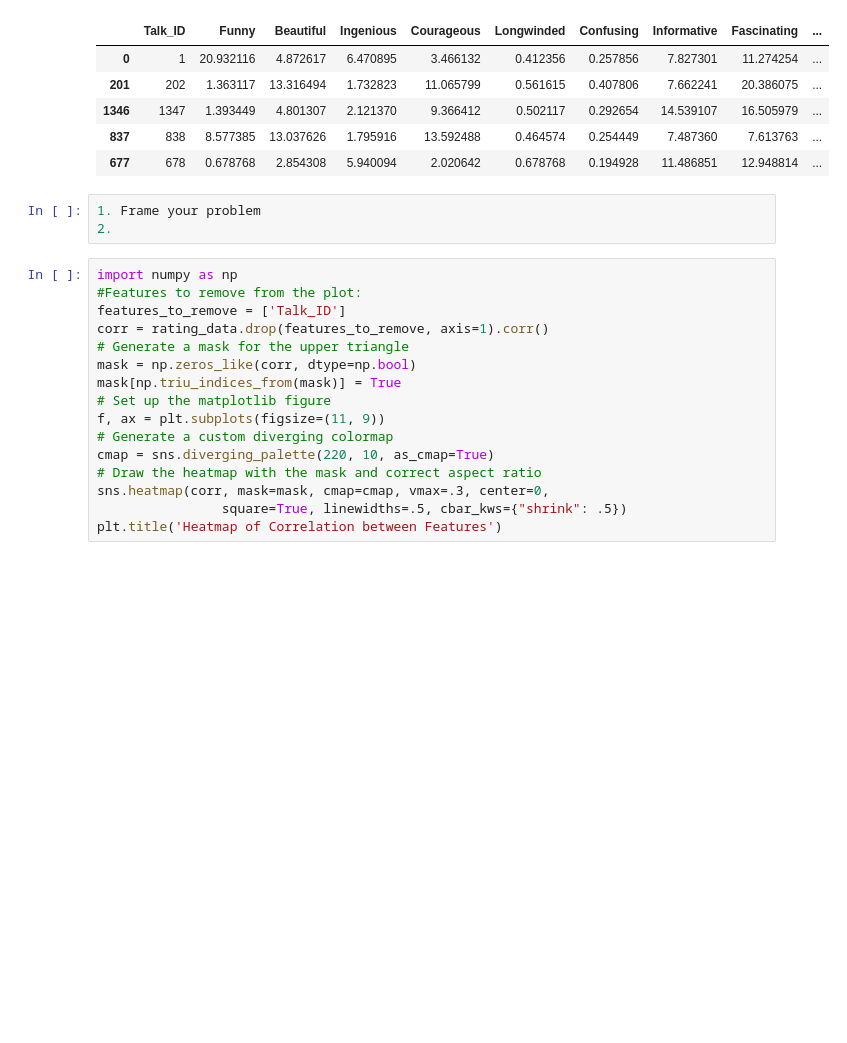
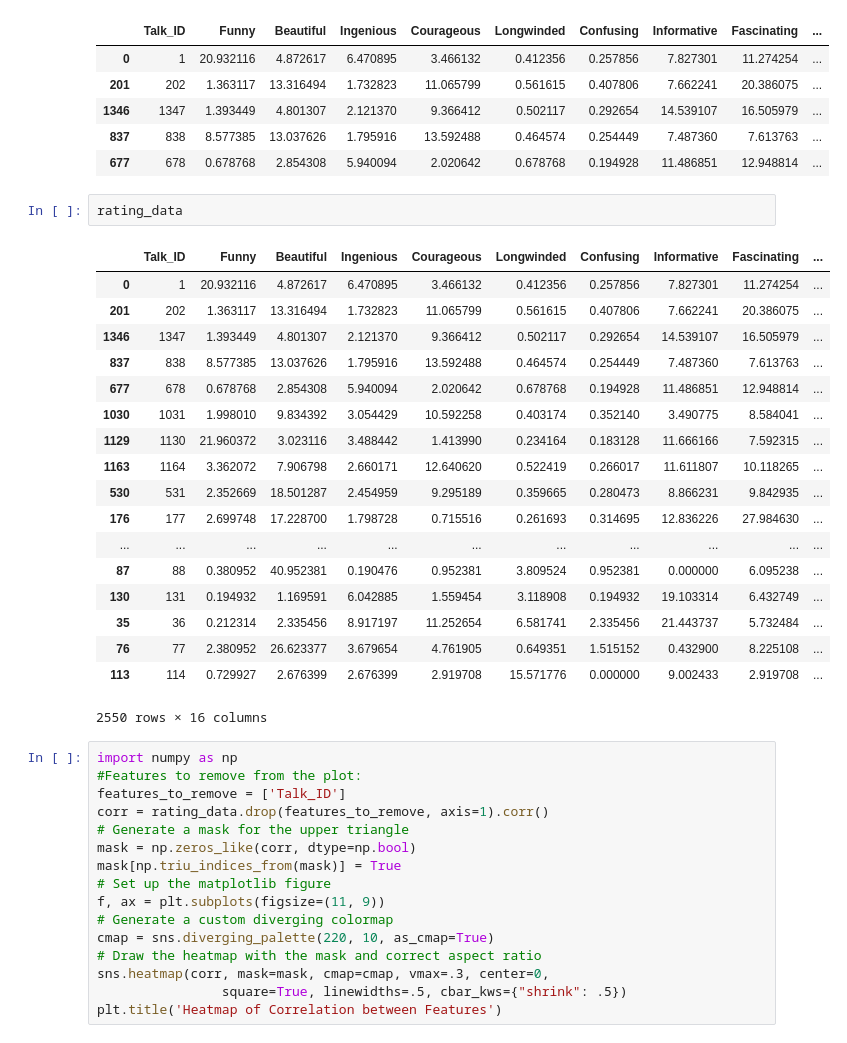
Before and after one commit to augustinechang1/TED-Talk-Prediction, a Jupyter notebook: RatingData.ipynb, the cells around one changed output. Saved outputs shown, nothing was run; the diff lists cells and outputs as text; blank space fills up the shorter version.

Commit message:
Rating Data

```diff
--- a/RatingData.ipynb
+++ b/RatingData.ipynb
@@ -299,9 +300,27 @@ rdata.head()
 | 1346 | 1347 | 1.393449 | 4.801307 | 2.121370 | 9.366412 | 0.502117 | 0.292654 | 14.539107 | 16.505979 | ... |
 | 837 | 838 | 8.577385 | 13.037626 | 1.795916 | 13.592488 | 0.464574 | 0.254449 | 7.487360 | 7.613763 | ... |
 | 677 | 678 | 0.678768 | 2.854308 | 5.940094 | 2.020642 | 0.678768 | 0.194928 | 11.486851 | 12.948814 | ... |
-# %%
-1. Frame your problem
-2.
+# %%
+rating_data
+# %% [output]
+|  | Talk_ID | Funny | Beautiful | Ingenious | Courageous | Longwinded | Confusing | Informative | Fascinating | ... |
+| 0 | 1 | 20.932116 | 4.872617 | 6.470895 | 3.466132 | 0.412356 | 0.257856 | 7.827301 | 11.274254 | ... |
+| 201 | 202 | 1.363117 | 13.316494 | 1.732823 | 11.065799 | 0.561615 | 0.407806 | 7.662241 | 20.386075 | ... |
+| 1346 | 1347 | 1.393449 | 4.801307 | 2.121370 | 9.366412 | 0.502117 | 0.292654 | 14.539107 | 16.505979 | ... |
+| 837 | 838 | 8.577385 | 13.037626 | 1.795916 | 13.592488 | 0.464574 | 0.254449 | 7.487360 | 7.613763 | ... |
+| 677 | 678 | 0.678768 | 2.854308 | 5.940094 | 2.020642 | 0.678768 | 0.194928 | 11.486851 | 12.948814 | ... |
+| 1030 | 1031 | 1.998010 | 9.834392 | 3.054429 | 10.592258 | 0.403174 | 0.352140 | 3.490775 | 8.584041 | ... |
+| 1129 | 1130 | 21.960372 | 3.023116 | 3.488442 | 1.413990 | 0.234164 | 0.183128 | 11.666166 | 7.592315 | ... |
+| 1163 | 1164 | 3.362072 | 7.906798 | 2.660171 | 12.640620 | 0.522419 | 0.266017 | 11.611807 | 10.118265 | ... |
+| 530 | 531 | 2.352669 | 18.501287 | 2.454959 | 9.295189 | 0.359665 | 0.280473 | 8.866231 | 9.842935 | ... |
+| 176 | 177 | 2.699748 | 17.228700 | 1.798728 | 0.715516 | 0.261693 | 0.314695 | 12.836226 | 27.984630 | ... |
+| ... | ... | ... | ... | ... | ... | ... | ... | ... | ... | ... |
+| 87 | 88 | 0.380952 | 40.952381 | 0.190476 | 0.952381 | 3.809524 | 0.952381 | 0.000000 | 6.095238 | ... |
+| 130 | 131 | 0.194932 | 1.169591 | 6.042885 | 1.559454 | 3.118908 | 0.194932 | 19.103314 | 6.432749 | ... |
+| 35 | 36 | 0.212314 | 2.335456 | 8.917197 | 11.252654 | 6.581741 | 2.335456 | 21.443737 | 5.732484 | ... |
+| 76 | 77 | 2.380952 | 26.623377 | 3.679654 | 4.761905 | 0.649351 | 1.515152 | 0.432900 | 8.225108 | ... |
+| 113 | 114 | 0.729927 | 2.676399 | 2.676399 | 2.919708 | 15.571776 | 0.000000 | 9.002433 | 2.919708 | ... |
+2550 rows × 16 columns
 # %%
 import numpy as np
 #Features to remove from the plot:
```
Also changed, not shown: parts of 11 cells of this notebook.
